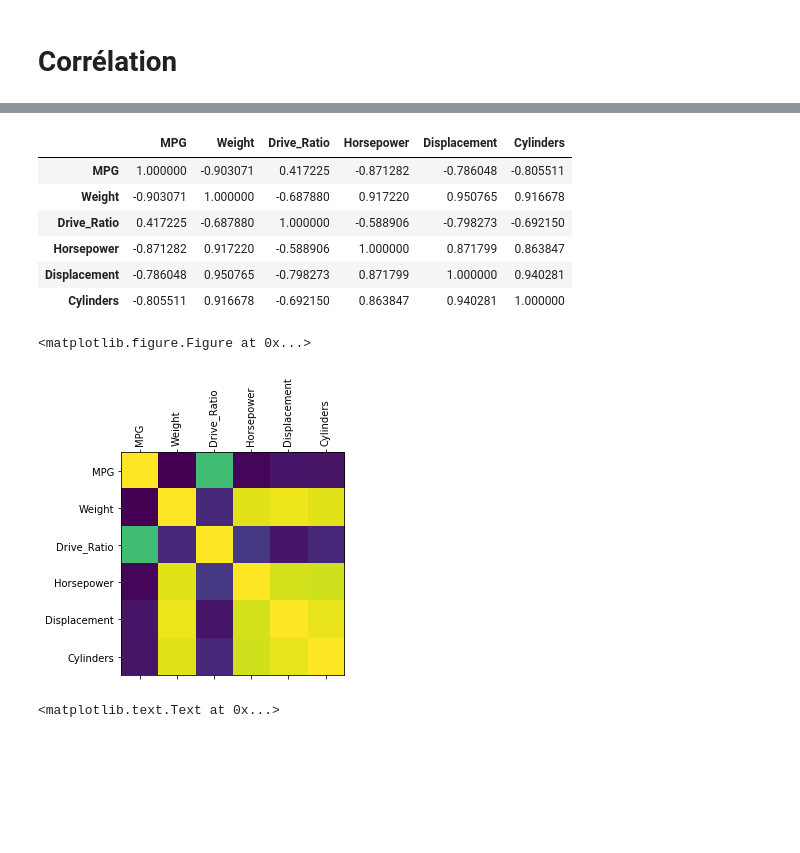
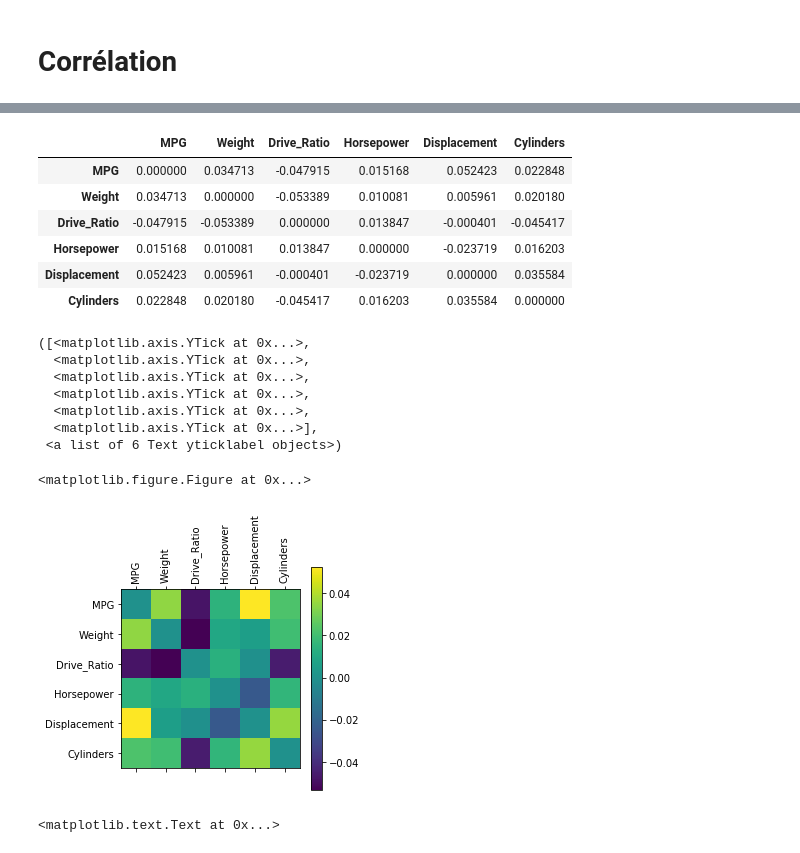
Before and after one commit to nsaunier/CIV8760, a Jupyter notebook: 04-modeles-statistiques.ipynb, the cells around one changed output, grey strips where cells are left out. Drawn from its saved outputs; the diff is of its cells as text; code cells hidden in the pictures; blank space fills up the shorter version.

```diff
--- a/04-modeles-statistiques.ipynb
+++ b/04-modeles-statistiques.ipynb
@@ -66,3 +72,8 @@ Germany	VW Rabbit	31.9	1.925	3.78	71	89	4
 '''
 s = io.StringIO(text)
 data = pd.read_csv(s, delimiter = '\t')
+# %%
+# coefficient de corrélation linéaire de Pearson
+pearsonCorr = data.corr()
+names = pearsonCorr.index.tolist()
+pearsonCorr
@@ -68,0 +105,4 @@ data = pd.read_csv(s, delimiter = '\t')
+# %%
+spearmanCorr = data.corr('spearman')
+names = spearmanCorr.index.tolist()
+spearmanCorr
@@ -69,20 +134,28 @@ data = pd.read_csv(s, delimiter = '\t')
+# %%
+pearsonCorr-spearmanCorr
+# %% [output]
+|  | MPG | Weight | Drive_Ratio | Horsepower | Displacement | Cylinders |
+| MPG | 0.000000 | 0.034713 | -0.047915 | 0.015168 | 0.052423 | 0.022848 |
+| Weight | 0.034713 | 0.000000 | -0.053389 | 0.010081 | 0.005961 | 0.020180 |
+| Drive_Ratio | -0.047915 | -0.053389 | 0.000000 | 0.013847 | -0.000401 | -0.045417 |
+| Horsepower | 0.015168 | 0.010081 | 0.013847 | 0.000000 | -0.023719 | 0.016203 |
+| Displacement | 0.052423 | 0.005961 | -0.000401 | -0.023719 | 0.000000 | 0.035584 |
+| Cylinders | 0.022848 | 0.020180 | -0.045417 | 0.016203 | 0.035584 | 0.000000 |
 # %%
-headers = ['MPG','Weight','Drive_Ratio','Horsepower', 'Displacement', 'Cylinders']
-corr = data[headers].corr()
 plt.figure()
-plt.matshow(corr)
-plt.xticks(range(len(headers)), headers, rotation=90)
-plt.yticks(range(len(headers)), headers)
-corr
+plt.matshow(pearsonCorr-spearmanCorr)
+plt.colorbar()
+plt.xticks(range(len(names)), names, rotation=90)
+plt.yticks(range(len(names)), names)
 # %% [output]
-|  | MPG | Weight | Drive_Ratio | Horsepower | Displacement | Cylinders |
-| MPG | 1.000000 | -0.903071 | 0.417225 | -0.871282 | -0.786048 | -0.805511 |
-| Weight | -0.903071 | 1.000000 | -0.687880 | 0.917220 | 0.950765 | 0.916678 |
-| Drive_Ratio | 0.417225 | -0.687880 | 1.000000 | -0.588906 | -0.798273 | -0.692150 |
-| Horsepower | -0.871282 | 0.917220 | -0.588906 | 1.000000 | 0.871799 | 0.863847 |
-| Displacement | -0.786048 | 0.950765 | -0.798273 | 0.871799 | 1.000000 | 0.940281 |
-| Cylinders | -0.805511 | 0.916678 | -0.692150 | 0.863847 | 0.940281 | 1.000000 |
-<matplotlib.figure.Figure at 0x...>
+([<matplotlib.axis.YTick at 0x...>,
+  <matplotlib.axis.YTick at 0x...>,
+  <matplotlib.axis.YTick at 0x...>,
+  <matplotlib.axis.YTick at 0x...>,
+  <matplotlib.axis.YTick at 0x...>,
+  <matplotlib.axis.YTick at 0x...>],
+ <a list of 6 Text yticklabel objects>)
+<matplotlib.figure.Figure at 0x...>
-[figure, old version]
+[figure, new version]
 # %%
 plt.figure()
```
Also changed, not shown: parts of 14 cells of this notebook.
